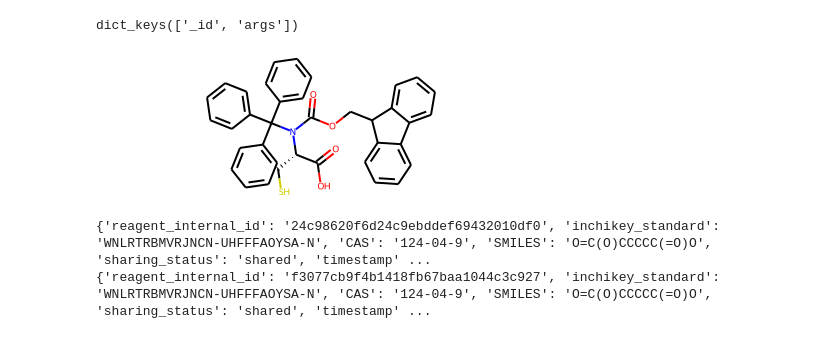
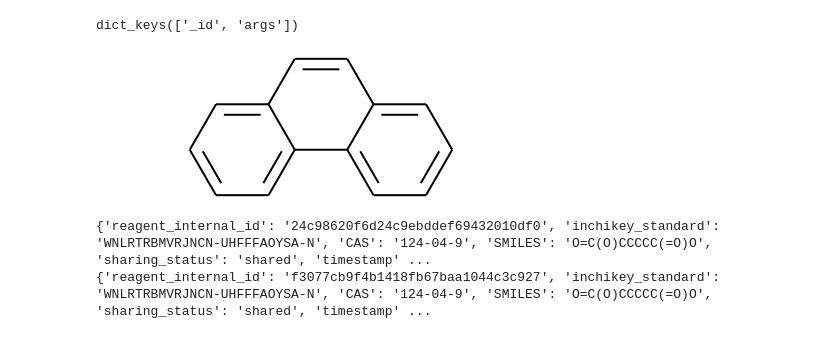
Before and after one commit to radical-subject/labaggregator-bot, a Jupyter notebook: vendorbot_folder/jupyterScripts/Unique_molecules_collection.ipynb, the cells around one changed output. Saved outputs shown, nothing was run; the diff lists cells and outputs as text; code cells hidden in the pictures.

```diff
--- a/vendorbot_folder/jupyterScripts/Unique_molecules_collection.ipynb
+++ b/vendorbot_folder/jupyterScripts/Unique_molecules_collection.ipynb
@@ -288,11 +288,11 @@ dict_keys(['_id', 'args'])
 # %%
 from rdkit import Chem
 from rdkit.Chem import Draw
-SMILES_FOR_TEST = "OC(=O)[C@H](CS)N(C(=O)OCC1c2ccccc2c3ccccc13)C(c4ccccc4)(c5ccccc5)c6ccccc6"
+SMILES_FOR_TEST = "C1=CC=C2C(=C1)C=CC3=CC=CC=C32"
 mol = Chem.MolFromSmiles(SMILES_FOR_TEST)
 mol
 # %% [output]
-[figure, old version]
+[figure, new version]
 # %%
 for i in users_collection.get_users_by_smiles(SMILES_FOR_TEST)[0]["user_reagents"]:
     if i['SMILES'] == SMILES_FOR_TEST:
```
Also changed, not shown: 4 other files.
